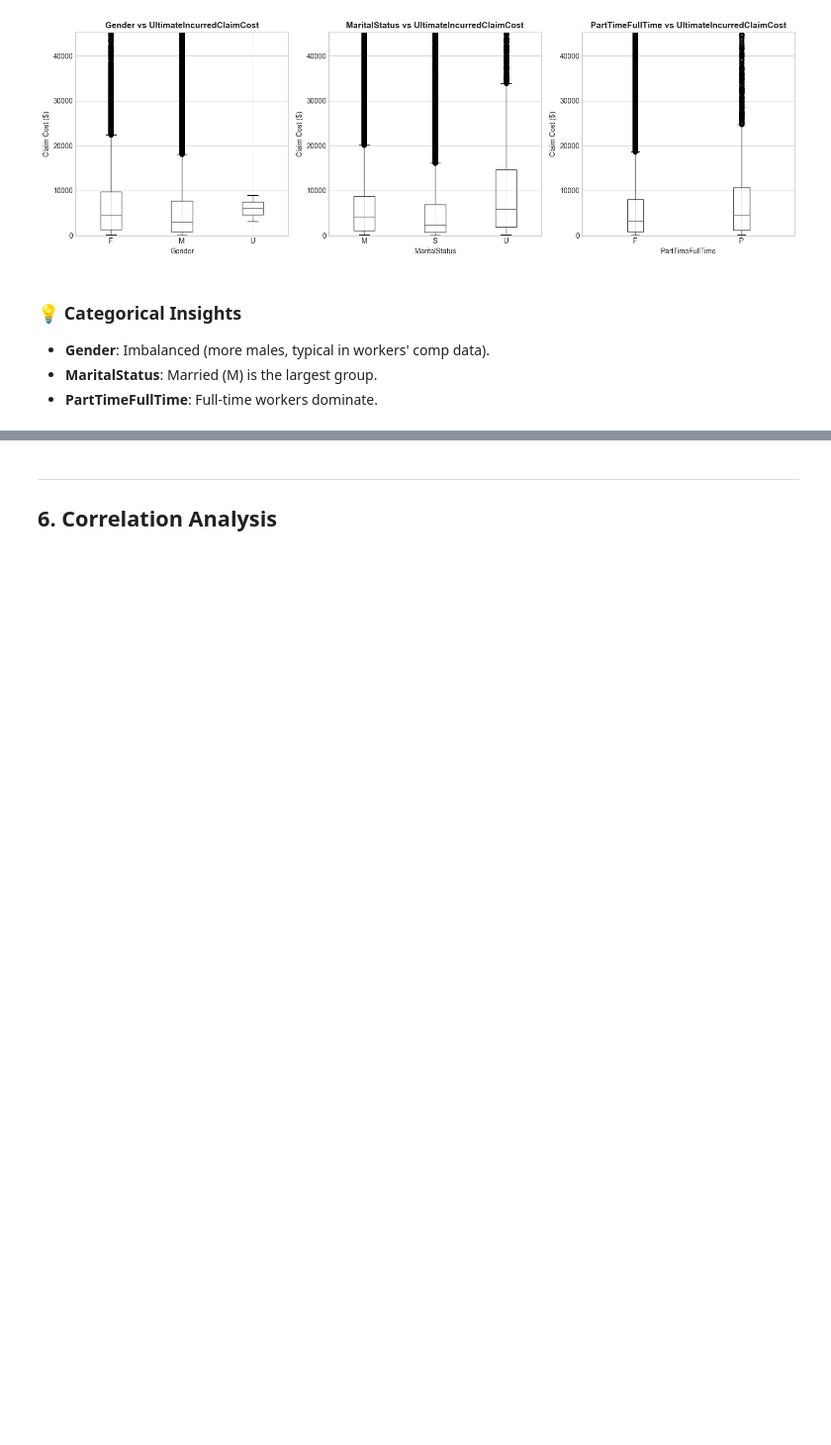
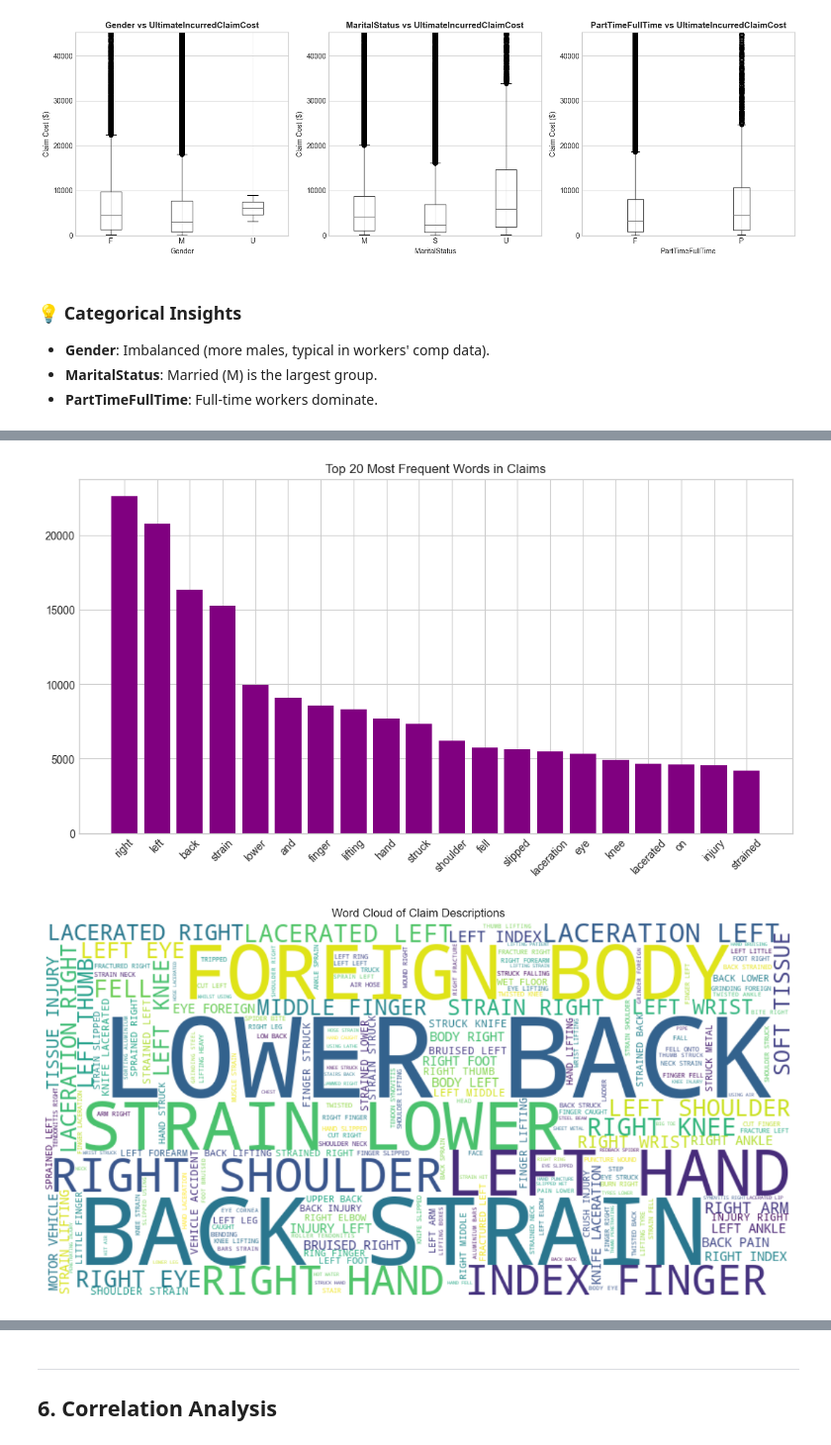
Before and after one commit to vikram-g-kanumula/claims-cost-prediction-app, a Jupyter notebook: EDA_Analysis.ipynb, the cells around one changed output, grey strips where cells are left out. Shown at 99% size. Drawn from its saved outputs; the diff is of its cells as text; code cells hidden in the pictures; blank space fills up the shorter version.

Commit message:
Final Polish: UI enhancements, artifacts refresh, and cleanup

```diff
--- a/EDA_Analysis.ipynb
+++ b/EDA_Analysis.ipynb
@@ -46,3 +49,8 @@ Memory Usage: 28.76 MB
+# %%
+# Fix column name typo
+if 'InitialIncurredCalimsCost' in df.columns:
+    df.rename(columns={'InitialIncurredCalimsCost': 'InitialIncurredClaimsCost'}, inplace=True)
+    print("Column 'InitialIncurredCalimsCost' renamed to 'InitialIncurredClaimsCost'")
 # %%
 # First 5 rows
 df.head()
@@ -263,0 +276,35 @@ plt.show()
+# %%
+from wordcloud import WordCloud
+from collections import Counter
+import re
+
+# Combine all descriptions
+text_data = ' '.join(df['ClaimDescription'].dropna().astype(str).tolist())
+
+# Basic cleaning
+text_data_clean = re.sub(r'[^a-zA-Z\s]', '', text_data.lower())
+
+# Word Frequency
+words = text_data_clean.split()
+word_counts = Counter(words)
+common_words = word_counts.most_common(20)
+
+plt.figure(figsize=(12, 6))
+plt.bar([w[0] for w in common_words], [w[1] for w in common_words], color='purple')
+plt.title('Top 20 Most Frequent Words in Claims')
+plt.xticks(rotation=45)
+plt.show()
+
+try:
+    # Generate WordCloud
+    wordcloud = WordCloud(width=800, height=400, background_color='white').generate(text_data)
+    plt.figure(figsize=(15, 7))
+    plt.imshow(wordcloud, interpolation='bilinear')
+    plt.axis('off')
+    plt.title('Word Cloud of Claim Descriptions')
+    plt.show()
+except ImportError:
+    print("WordCloud library not found. Skipping visualization.")
+# %% [output]
+[figure, added]
+[figure, added]
```
Also changed, not shown: parts of 6 cells of this notebook, 37 other files.
